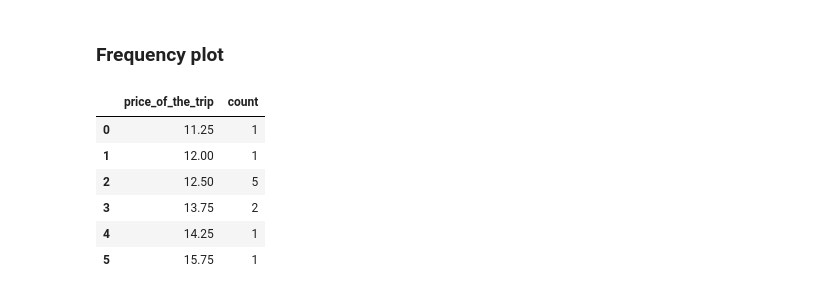
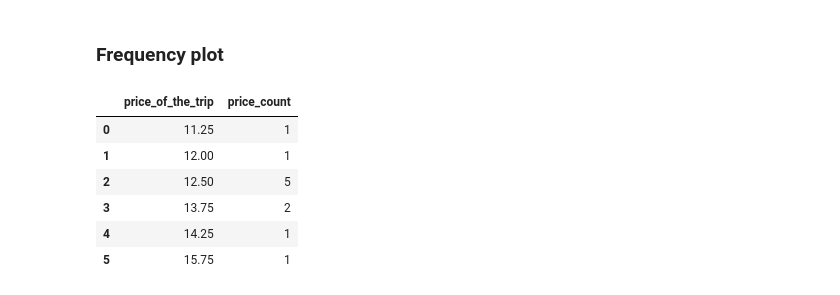
Before and after one commit to GHCamille/blablattractiveness, a Jupyter notebook: get_blabla_data.ipynb, the cells around one changed output. Drawn from its saved outputs; the diff is of its cells as text; code cells hidden in the pictures.

```diff
--- a/get_blabla_data.ipynb
+++ b/get_blabla_data.ipynb
@@ -139,10 +132,10 @@ df_median
 # %% [markdown]
 ### Frequency plot
 # %%
-df_price_freq = df_trips.groupby(df_trips['price_of_the_trip']).size().reset_index(name='count')
+df_price_freq = df_trips.groupby(df_trips['price_of_the_trip']).size().reset_index(name='price_count')
 df_price_freq
 # %% [output]
-|  | price_of_the_trip | count |
+|  | price_of_the_trip | price_count |
 | 0 | 11.25 | 1 |
 | 1 | 12.00 | 1 |
 | 2 | 12.50 | 5 |
```
Also changed, not shown: parts of 7 cells of this notebook.
